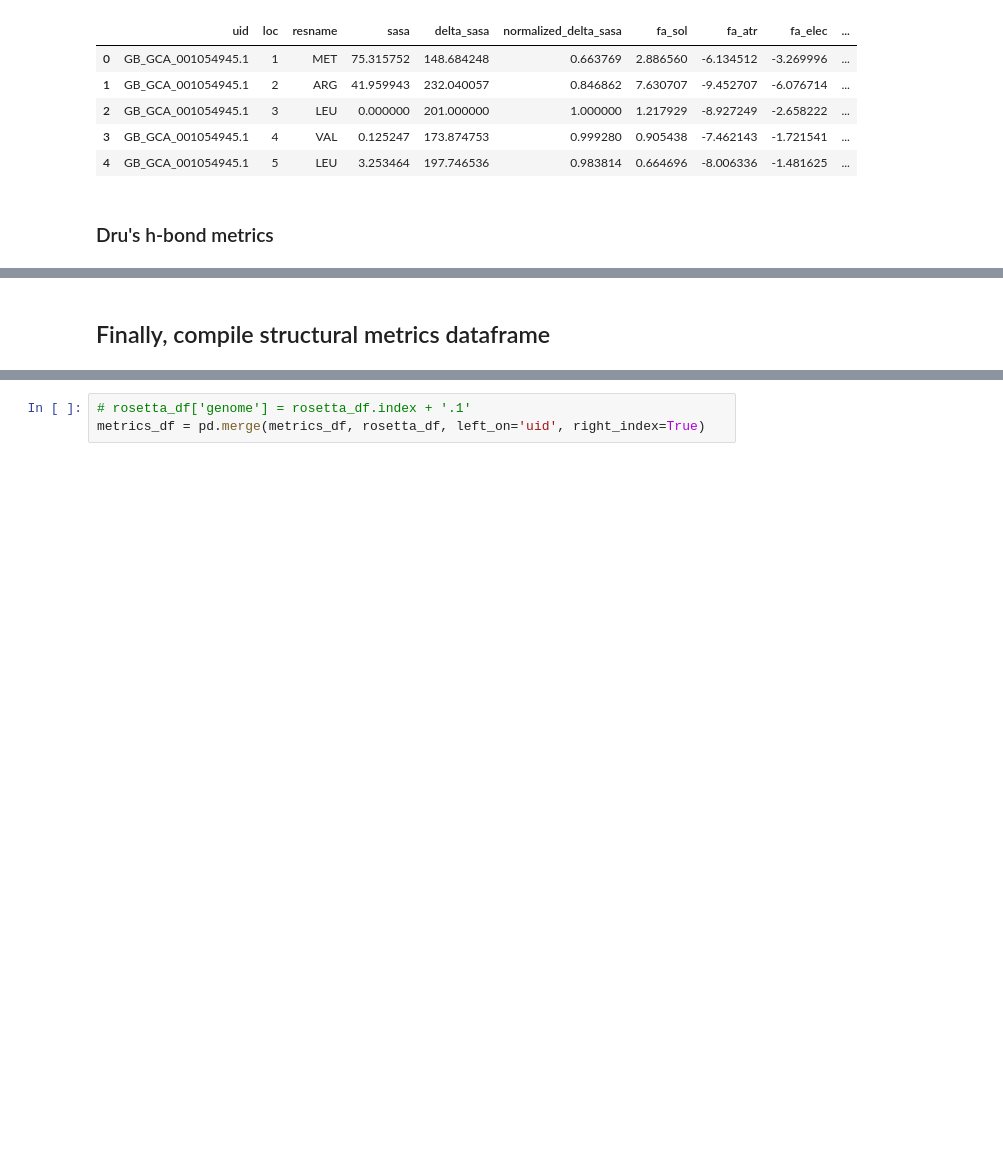
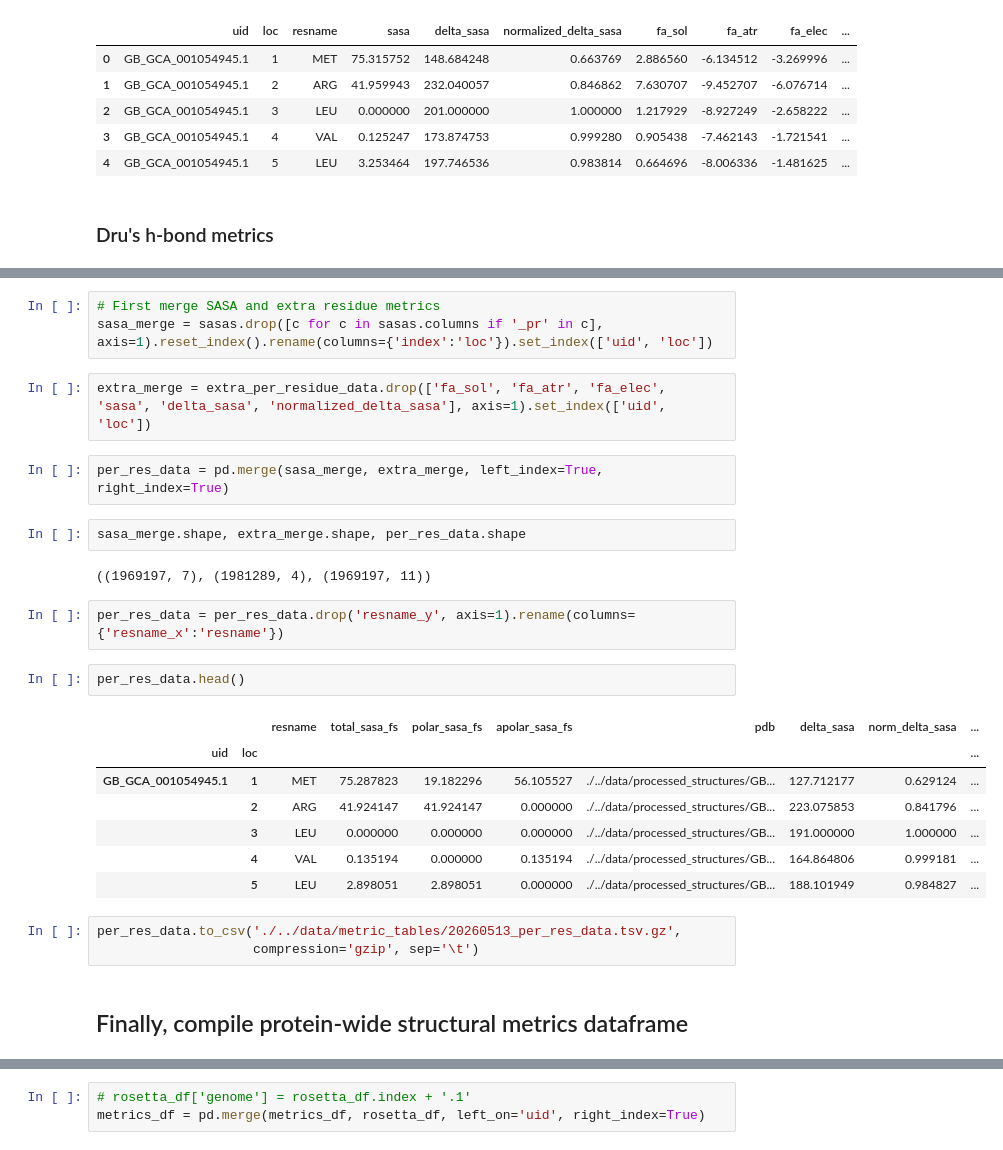
Before and after one commit to realmichaelhoffert/adenylate_kinase_ogt, a Jupyter notebook: notebooks/01_compile_data.ipynb, the cells around one changed output, grey strips where cells are left out. Saved outputs shown, nothing was run; the diff lists cells and outputs as text; blank space fills up the shorter version.

```diff
--- a/notebooks/01_compile_data.ipynb
+++ b/notebooks/01_compile_data.ipynb
@@ -245,2 +381,28 @@ extra_per_residue_data.head()
+# %%
+# First merge SASA and extra residue metrics
+sasa_merge = sasas.drop([c for c in sasas.columns if '_pr' in c], axis=1).reset_index().rename(columns={'index':'loc'}).set_index(['uid', 'loc'])
+# %%
+extra_merge = extra_per_residue_data.drop(['fa_sol', 'fa_atr', 'fa_elec', 'sasa', 'delta_sasa', 'normalized_delta_sasa'], axis=1).set_index(['uid', 'loc'])
+# %%
+per_res_data = pd.merge(sasa_merge, extra_merge, left_index=True, right_index=True)
+# %%
+sasa_merge.shape, extra_merge.shape, per_res_data.shape
+# %% [output]
+((1969197, 7), (1981289, 4), (1969197, 11))
+# %%
+per_res_data = per_res_data.drop('resname_y', axis=1).rename(columns={'resname_x':'resname'})
+# %%
+per_res_data.head()
+# %% [output]
+|  |  | resname | total_sasa_fs | polar_sasa_fs | apolar_sasa_fs | pdb | delta_sasa | norm_delta_sasa | ... |
+| uid | loc |  |  |  |  |  |  |  | ... |
+| GB_GCA_001054945.1 | 1 | MET | 75.287823 | 19.182296 | 56.105527 | ./../data/processed_structures/GB... | 127.712177 | 0.629124 | ... |
+|  | 2 | ARG | 41.924147 | 41.924147 | 0.000000 | ./../data/processed_structures/GB... | 223.075853 | 0.841796 | ... |
+|  | 3 | LEU | 0.000000 | 0.000000 | 0.000000 | ./../data/processed_structures/GB... | 191.000000 | 1.000000 | ... |
+|  | 4 | VAL | 0.135194 | 0.000000 | 0.135194 | ./../data/processed_structures/GB... | 164.864806 | 0.999181 | ... |
+|  | 5 | LEU | 2.898051 | 2.898051 | 0.000000 | ./../data/processed_structures/GB... | 188.101949 | 0.984827 | ... |
+# %%
+per_res_data.to_csv('./../data/metric_tables/20260513_per_res_data.tsv.gz',
+                    compression='gzip', sep='\t')
 # %% [markdown]
-## Finally, compile structural metrics dataframe
+## Finally, compile protein-wide structural metrics dataframe
```
Also changed, not shown: parts of 17 cells of this notebook.
